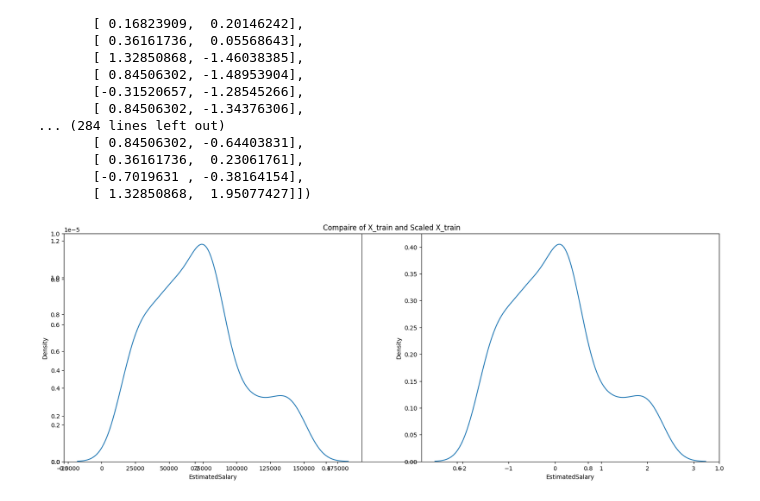
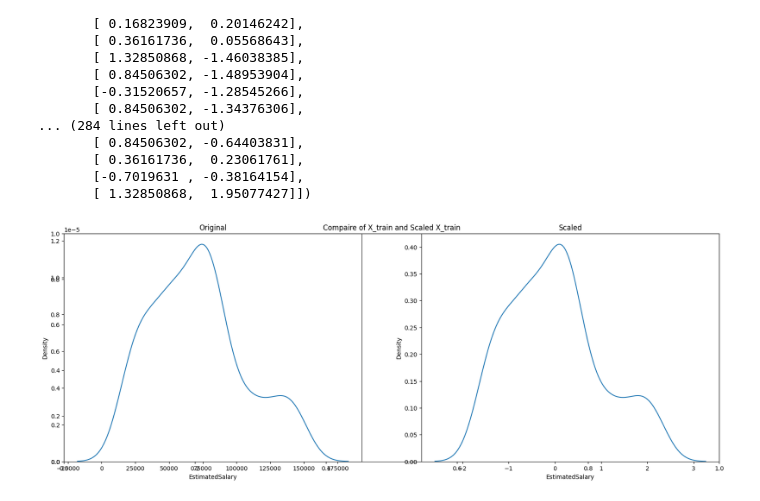
Before and after one commit to SonuDJ55/Feature_Engineering, a Jupyter notebook: FE1.ipynb, the cells around one changed output. Drawn from its saved outputs; the diff is of its cells as text; code cells hidden in the pictures.

```diff
--- a/FE1.ipynb
+++ b/FE1.ipynb
@@ -35,4 +35,4 @@ adv.shape
 # %% [output]
 (400, 5)
 # %%
-adv = adv.drop(columns=['Gender', 'User ID'])
+adv1 = adv.drop(columns=['Gender', 'User ID'])
@@ -146,13 +150,15 @@ array([[ 0.07154996, -0.8481247 ],
 # %%
 import seaborn as sns
 import matplotlib.pyplot as plt
 
 plt.figure(figsize=(20,7))
 plt.title("Compaire of X_train and Scaled X_train")
 plt.subplot(121)
 sns.kdeplot(X_train["EstimatedSalary"])
+plt.title("Original")
 plt.subplot(122)
 sns.kdeplot(x_train_scaled['EstimatedSalary'])
+plt.title("Scaled")
 plt.show()
 # %% [output]
-[figure, old version]
+[figure, new version]
```
Also changed, not shown: parts of 10 cells of this notebook.
